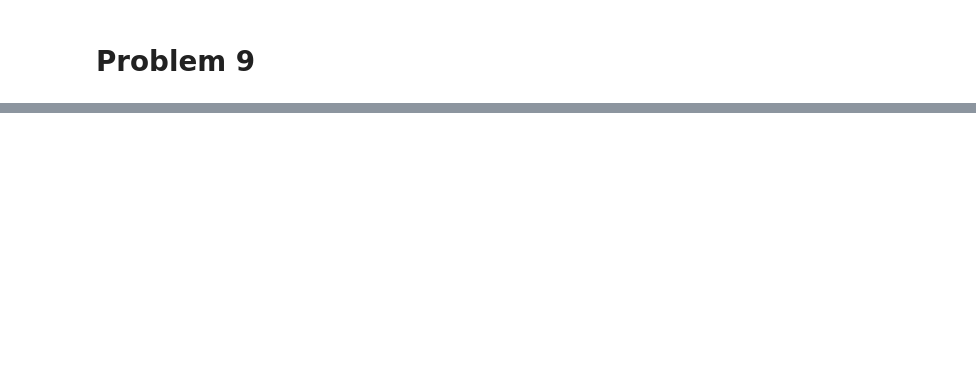
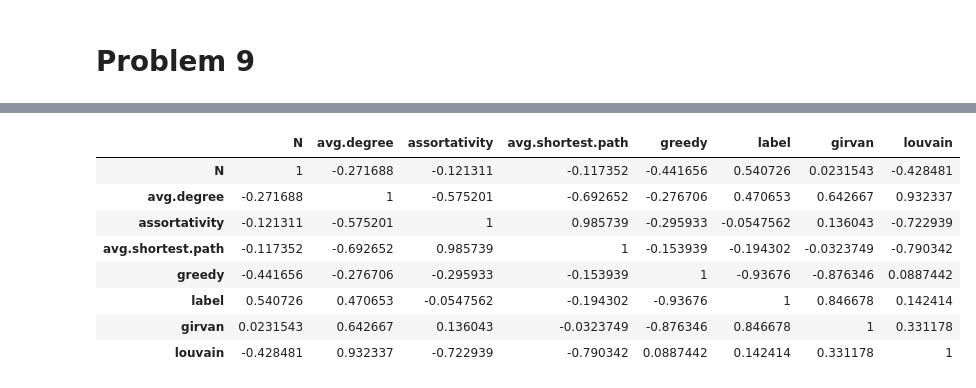
Before and after one commit to matheushjs/sandbox, a Jupyter notebook: complex_nets/lista2.ipynb, the cells around one changed output, grey strips where cells are left out. Saved outputs shown, nothing was run; the diff lists cells and outputs as text; code cells hidden in the pictures; blank space fills up the shorter version.

```diff
--- a/complex_nets/lista2.ipynb
+++ b/complex_nets/lista2.ipynb
@@ -1250,0 +1277,13 @@ for idx, key in enumerate(results.keys()):
+# %%
+undict = lambda d: list(dict(d).values())
+
+result = []
+for idx, [G, name] in enumerate(zip(allG, allNames)):
+    print("Progress:", idx)
+    N = len(G.nodes)
+    avgDeg = np.mean(undict(G.degree()))
+    assort = nx.assortativity.degree_assortativity_coefficient(G)
+    avgPath = nx.average_shortest_path_length(G)
+    result.append([N, avgDeg, assort, avgPath])
+
+np.array(result)
@@ -1250,0 +1303,4 @@ for idx, key in enumerate(results.keys()):
+# %%
+df = pd.DataFrame(np.array(result), columns=["N", "avg.degree", "assortativity", "avg.shortest.path"])
+df.index = allNames
+df
@@ -1250,0 +1420,5 @@ for idx, key in enumerate(results.keys()):
+# %%
+backup = df.copy()
+
+for key in mods:
+    df[key] = mods[key]
@@ -1250,0 +1433,18 @@ for idx, key in enumerate(results.keys()):
+# %%
+import seaborn as sns
+
+cm = sns.light_palette("green", as_cmap=True)
+
+corrDf = df.corr()
+s = corrDf.style.background_gradient(cmap=cm)
+s
+# %% [output]
+|  | N | avg.degree | assortativity | avg.shortest.path | greedy | label | girvan | louvain |
+| N | 1 | -0.271688 | -0.121311 | -0.117352 | -0.441656 | 0.540726 | 0.0231543 | -0.428481 |
+| avg.degree | -0.271688 | 1 | -0.575201 | -0.692652 | -0.276706 | 0.470653 | 0.642667 | 0.932337 |
+| assortativity | -0.121311 | -0.575201 | 1 | 0.985739 | -0.295933 | -0.0547562 | 0.136043 | -0.722939 |
+| avg.shortest.path | -0.117352 | -0.692652 | 0.985739 | 1 | -0.153939 | -0.194302 | -0.0323749 | -0.790342 |
+| greedy | -0.441656 | -0.276706 | -0.295933 | -0.153939 | 1 | -0.93676 | -0.876346 | 0.0887442 |
+| label | 0.540726 | 0.470653 | -0.0547562 | -0.194302 | -0.93676 | 1 | 0.846678 | 0.142414 |
+| girvan | 0.0231543 | 0.642667 | 0.136043 | -0.0323749 | -0.876346 | 0.846678 | 1 | 0.331178 |
+| louvain | -0.428481 | 0.932337 | -0.722939 | -0.790342 | 0.0887442 | 0.142414 | 0.331178 | 1 |
```
Also changed, not shown: parts of 11 cells of this notebook.
